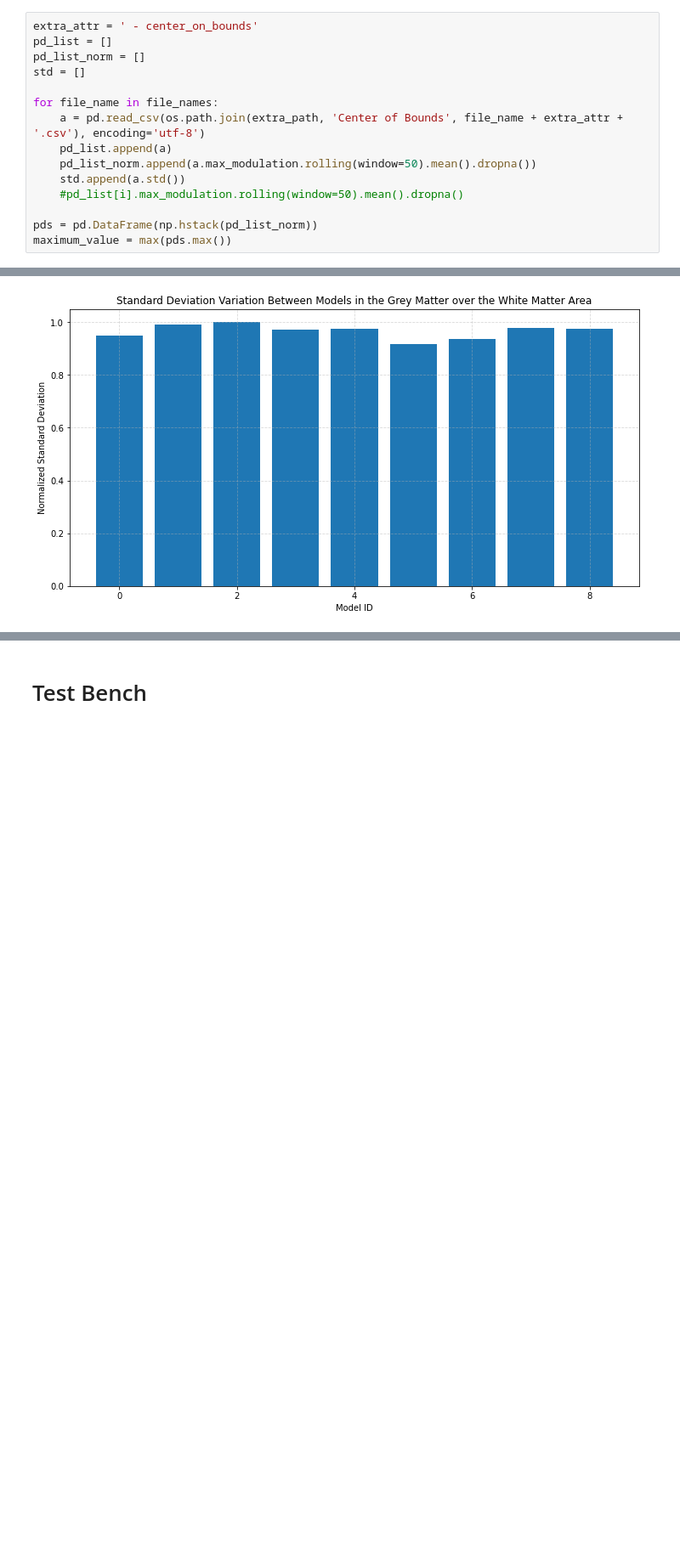
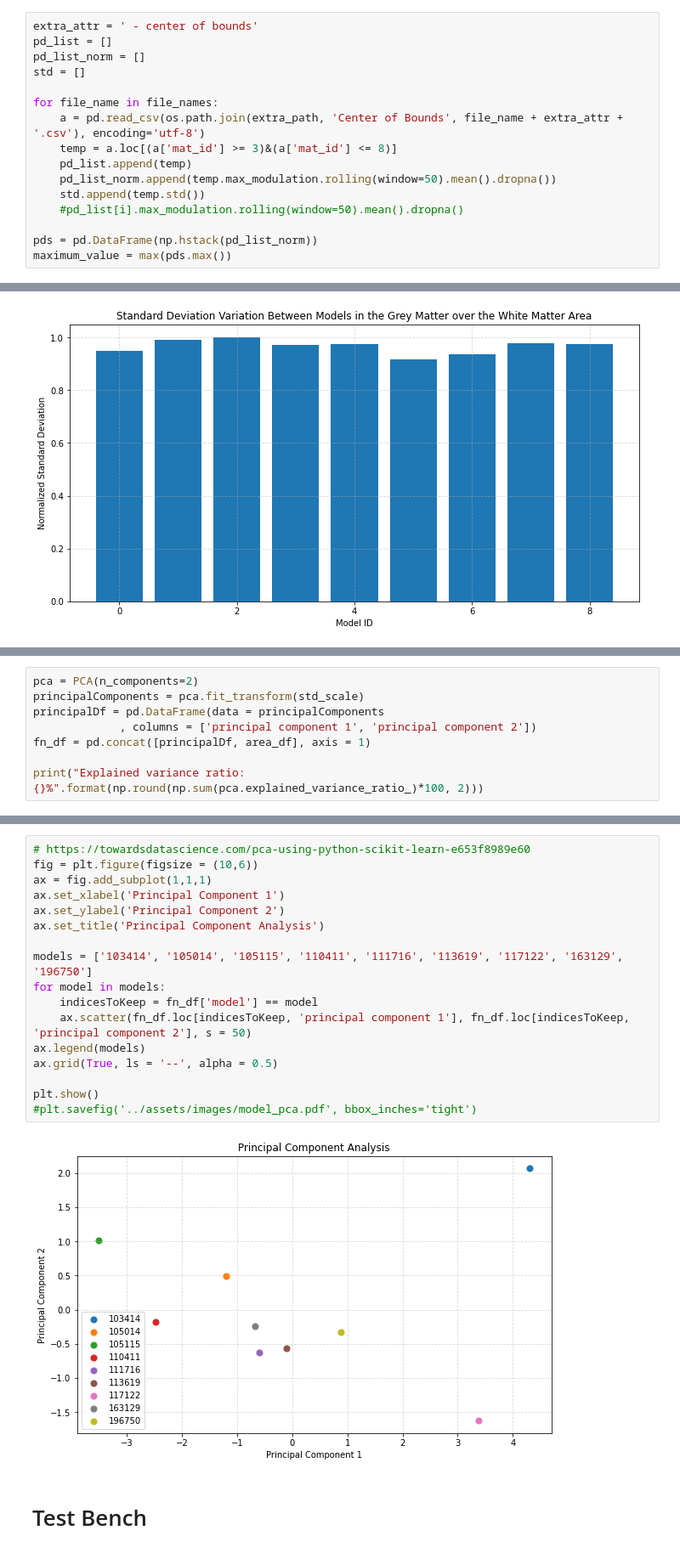
Before and after one commit to dimst23/BSc-Thesis, a Jupyter notebook: Supporting Scripts/figure_generation.ipynb, the cells around one changed output, grey strips where cells are left out. Shown at 85% size. Cells and saved outputs as stored; diff of their text form; blank space fills up the shorter version.

```diff
--- a/Supporting Scripts/figure_generation.ipynb
+++ b/Supporting Scripts/figure_generation.ipynb
@@ -193,16 +242,17 @@ plt.show()
 # %% [markdown]
 ## Center of bounds
 # %%
-extra_attr = ' - center_on_bounds'
+extra_attr = ' - center of bounds'
 pd_list = []
 pd_list_norm = []
 std = []
 
 for file_name in file_names:
     a = pd.read_csv(os.path.join(extra_path, 'Center of Bounds', file_name + extra_attr + '.csv'), encoding='utf-8')
-    pd_list.append(a)
-    pd_list_norm.append(a.max_modulation.rolling(window=50).mean().dropna())
-    std.append(a.std())
+    temp = a.loc[(a['mat_id'] >= 3)&(a['mat_id'] <= 8)]
+    pd_list.append(temp)
+    pd_list_norm.append(temp.max_modulation.rolling(window=50).mean().dropna())
+    std.append(temp.std())
     #pd_list[i].max_modulation.rolling(window=50).mean().dropna()
 
 pds = pd.DataFrame(np.hstack(pd_list_norm))
@@ -286,0 +428,8 @@ plt.show()
+# %%
+pca = PCA(n_components=2)
+principalComponents = pca.fit_transform(std_scale)
+principalDf = pd.DataFrame(data = principalComponents
+             , columns = ['principal component 1', 'principal component 2'])
+fn_df = pd.concat([principalDf, area_df], axis = 1)
+
+print("Explained variance ratio: {}%".format(np.round(np.sum(pca.explained_variance_ratio_)*100, 2)))
@@ -287,3 +438,22 @@ plt.show()
+# %%
+# https://towardsdatascience.com/pca-using-python-scikit-learn-e653f8989e60
+fig = plt.figure(figsize = (10,6))
+ax = fig.add_subplot(1,1,1)
+ax.set_xlabel('Principal Component 1')
+ax.set_ylabel('Principal Component 2')
+ax.set_title('Principal Component Analysis')
+
+models = ['103414', '105014', '105115', '110411', '111716', '113619', '117122', '163129', '196750']
+for model in models:
+    indicesToKeep = fn_df['model'] == model
+    ax.scatter(fn_df.loc[indicesToKeep, 'principal component 1'], fn_df.loc[indicesToKeep, 'principal component 2'], s = 50)
+ax.legend(models)
+ax.grid(True, ls = '--', alpha = 0.5)
+
+plt.show()
+#plt.savefig('../assets/images/model_pca.pdf', bbox_inches='tight')
+# %% [output]
+[figure, added]
 # %% [markdown]
 # Test Bench
 # %%
```
Also changed, not shown: parts of 15 cells of this notebook, 12 other files.
